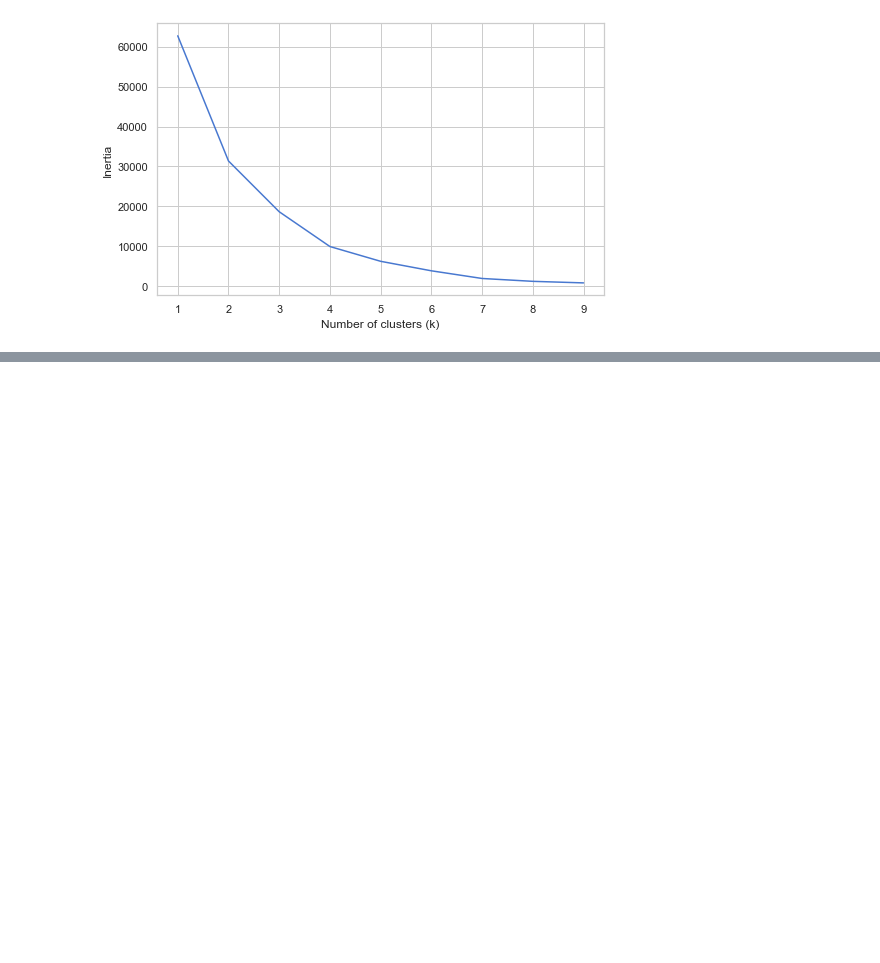
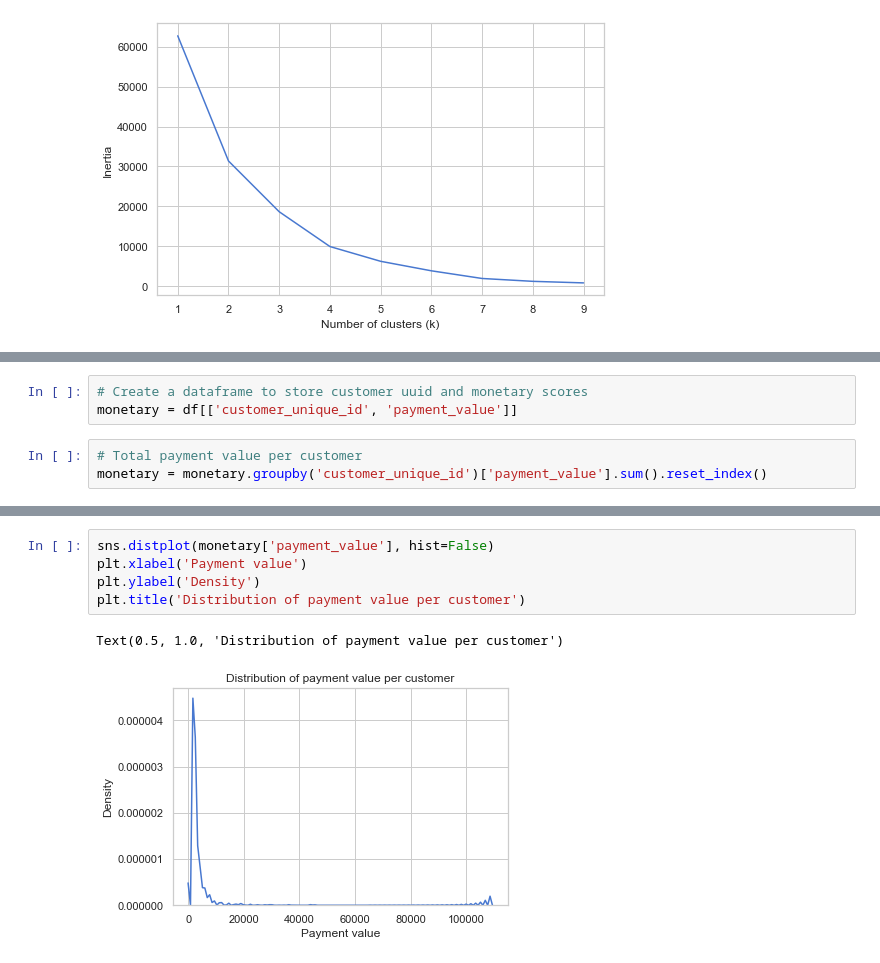
Before and after one commit to gracechia/olist-customer-segmentation, a Jupyter notebook: olist_customer_segmentation.ipynb, the cells around one changed output, grey strips where cells are left out. Saved outputs shown, nothing was run; the diff lists cells and outputs as text; blank space fills up the shorter version.

```diff
--- a/olist_customer_segmentation.ipynb
+++ b/olist_customer_segmentation.ipynb
@@ -303,0 +276,6 @@ Cluster 2 consists of high frequency customers
+# %%
+# Create a dataframe to store customer uuid and monetary scores
+monetary = df[['customer_unique_id', 'payment_value']]
+# %%
+# Total payment value per customer
+monetary = monetary.groupby('customer_unique_id')['payment_value'].sum().reset_index()
@@ -303,0 +291,8 @@ Cluster 2 consists of high frequency customers
+# %%
+sns.distplot(monetary['payment_value'], hist=False)
+plt.xlabel('Payment value')
+plt.ylabel('Density')
+plt.title('Distribution of payment value per customer')
+# %% [output]
+Text(0.5, 1.0, 'Distribution of payment value per customer')
+[figure, added]
```
Also changed, not shown: parts of 24 cells of this notebook.
